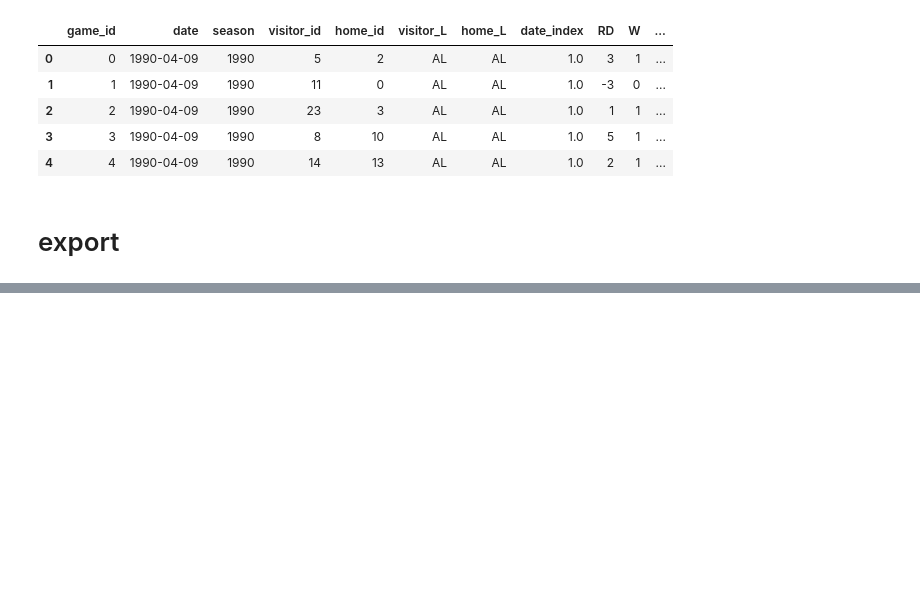
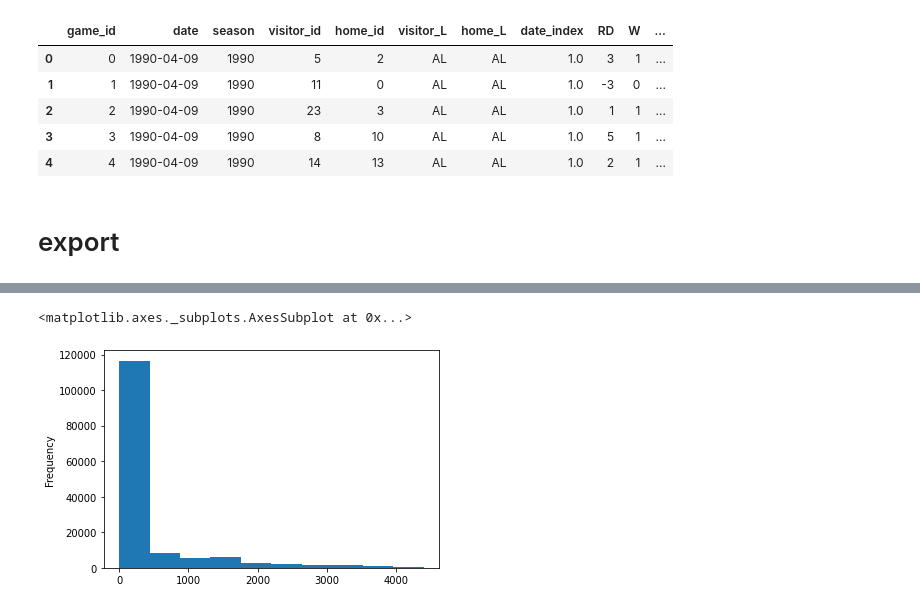
Before and after one commit to lanejere5/mlb, a Jupyter notebook: elo/features.ipynb, the cells around one changed output, grey strips where cells are left out. Saved outputs shown, nothing was run; the diff lists cells and outputs as text; code cells hidden in the pictures; blank space fills up the shorter version.

Commit message:
Added travel distance feature

```diff
--- a/elo/features.ipynb
+++ b/elo/features.ipynb
@@ -724,0 +788,4 @@ features.to_parquet('/content/drive/My Drive/mlb/features/features.parquet')
+# %%
+teams['prev_park'] = teams.groupby('team_id', as_index=False)[['park_ID']].shift(1)
+teams['prev_date'] = teams.groupby('team_id', as_index=False)[['date']].shift(1)
+teams.head(50)
@@ -724,0 +810,3 @@ features.to_parquet('/content/drive/My Drive/mlb/features/features.parquet')
+# %%
+teams['date_diff'] = teams['date'] - teams['prev_date']
+teams
@@ -724,0 +827,15 @@ features.to_parquet('/content/drive/My Drive/mlb/features/features.parquet')
+# %%
+team_distances = pd.merge(
+    teams,
+    dist_df,
+    how='left',
+    left_on=['park_ID', 'prev_park'],
+    right_on=['PARKID_x', 'PARKID_y']
+).drop(columns=['PARKID_x', 'PARKID_y'])
+# %%
+team_distances['geodesic distance (km)'] = team_distances['geodesic distance (km)'].fillna(0)
+# %%
+team_distances['geodesic distance (km)'].plot.hist()
+# %% [output]
+<matplotlib.axes._subplots.AxesSubplot at 0x...>
+[figure, added]
```
Also changed, not shown: parts of 15 cells of this notebook.
